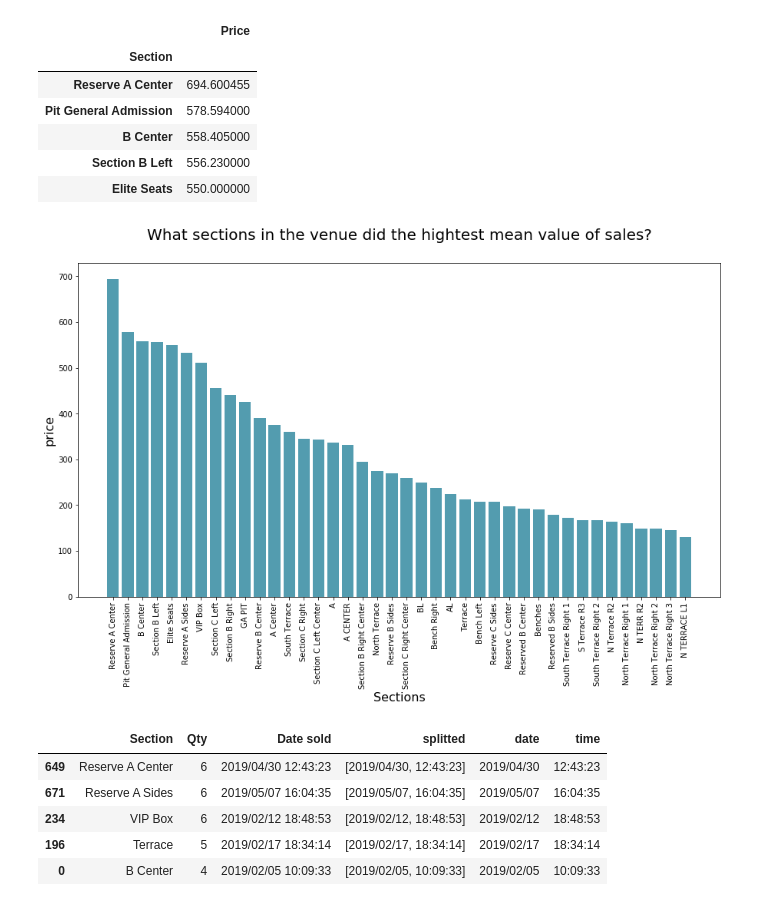
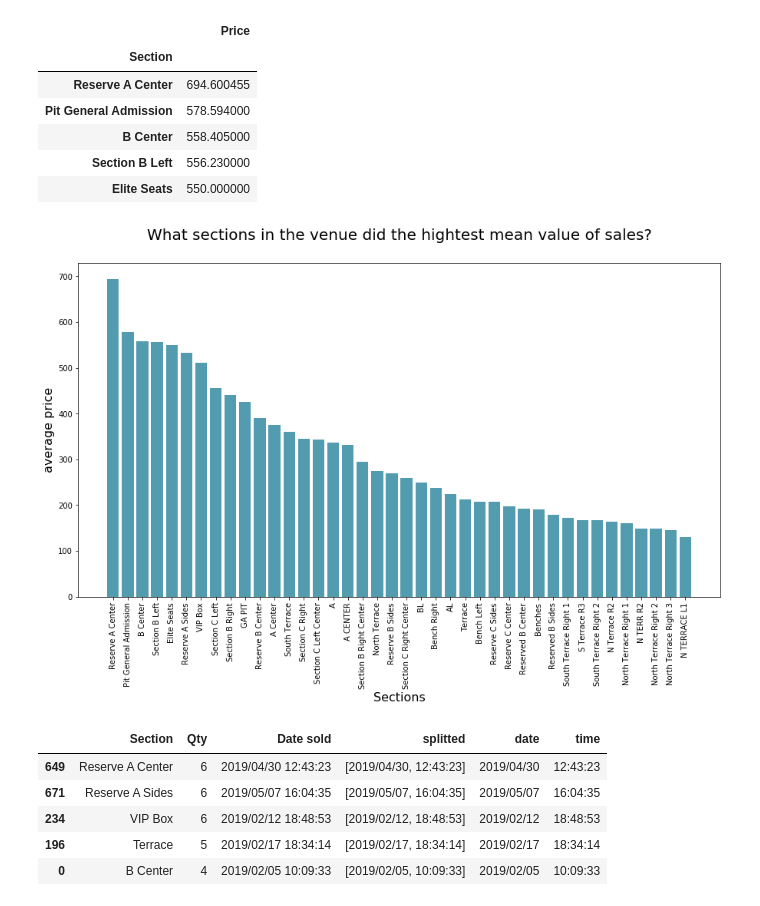
Before and after one commit to byambaa1982/CodingWorkshops, a Jupyter notebook: event_analysis.ipynb, the cells around one changed output. Saved outputs shown, nothing was run; the diff lists cells and outputs as text; code cells hidden in the pictures.

Commit message:
add mean price here

```diff
--- a/event_analysis.ipynb
+++ b/event_analysis.ipynb
@@ -176,9 +176,9 @@ df_mean.head()
 | Section B Left | 556.230000 |
 | Elite Seats | 550.000000 |
 # %%
-barplot(df_mean.index, df_mean.Price, x_label="Sections", y_label="price", title="What sections in the venue did the hightest mean value of sales?" )
+barplot(df_mean.index, df_mean.Price, x_label="Sections", y_label="average price", title="What sections in the venue did the hightest mean value of sales?" )
 # %% [output]
-[figure, old version]
+[figure, new version]
 # %%
 df=data[['Section', 'Qty','Date sold']]
 df=df.sort_values(by='Qty', ascending=False)
```
